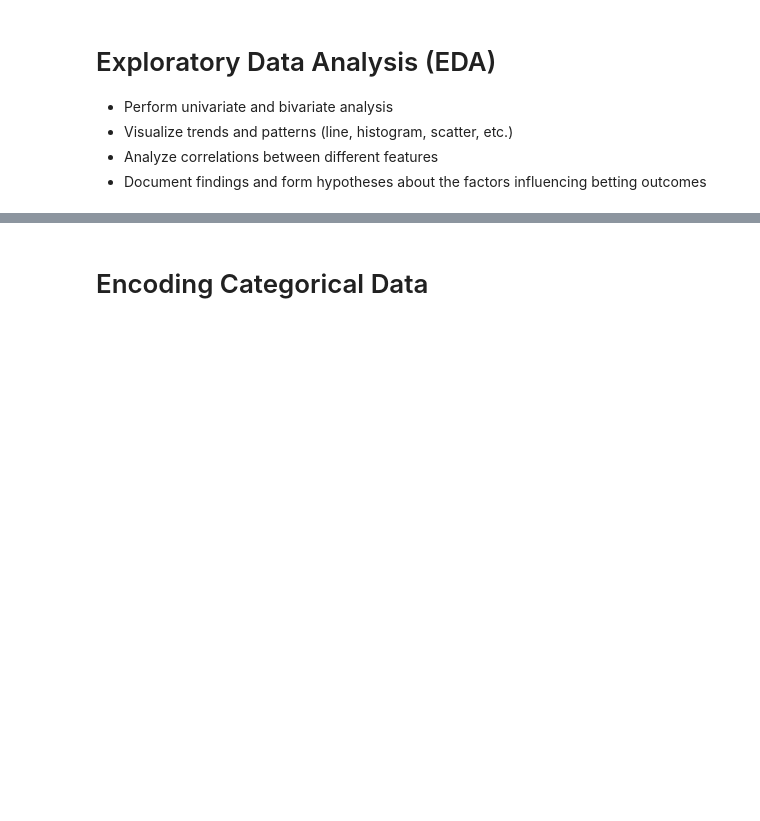
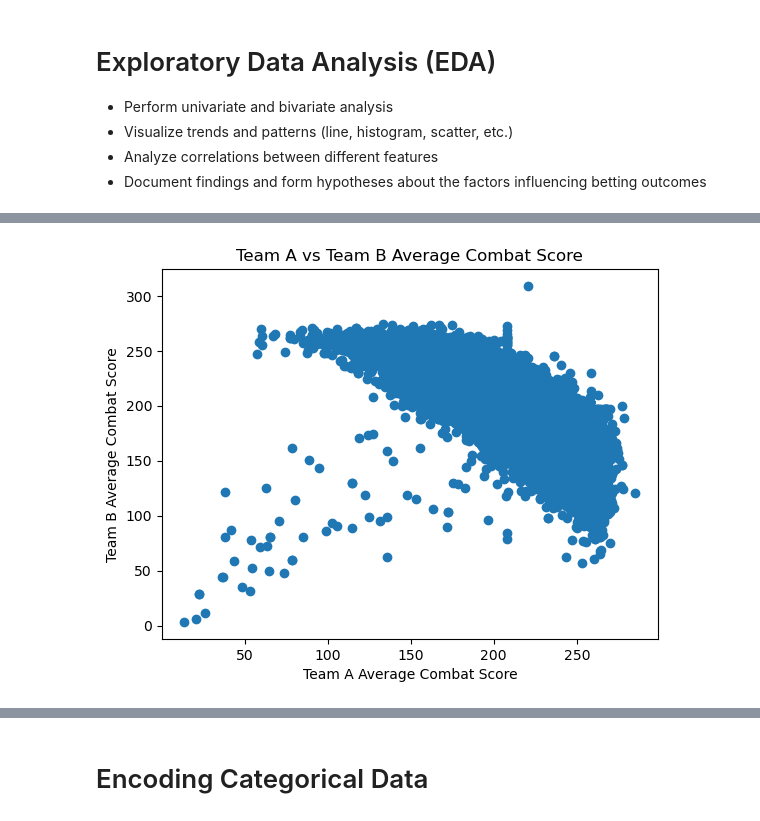
Before and after one commit to rimvelvet31/vct_predictive_model, a Jupyter notebook: notebook.ipynb, the cells around one changed output, grey strips where cells are left out. Saved outputs shown, nothing was run; the diff lists cells and outputs as text; code cells hidden in the pictures; blank space fills up the shorter version.

```diff
--- a/notebook.ipynb
+++ b/notebook.ipynb
@@ -576,0 +600,8 @@ vct_2021_2024.head()
+# %%
+plt.scatter(vct_2021_2024["Average Combat Score_TeamA"], vct_2021_2024["Average Combat Score_TeamB" ])
+plt.xlabel("Team A Average Combat Score")
+plt.ylabel("Team B Average Combat Score")
+plt.title("Team A vs Team B Average Combat Score")
+plt.show()
+# %% [output]
+[figure, added]
```
Also changed, not shown: parts of 57 cells of this notebook.
